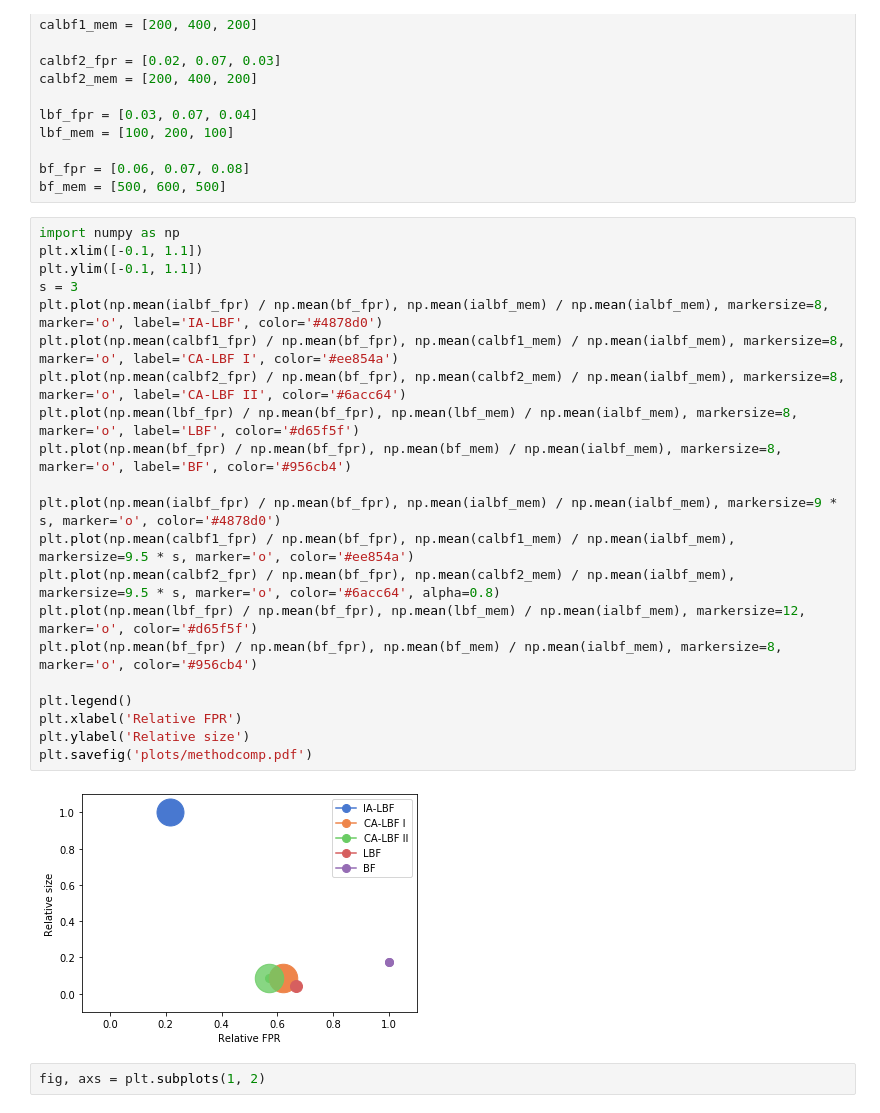
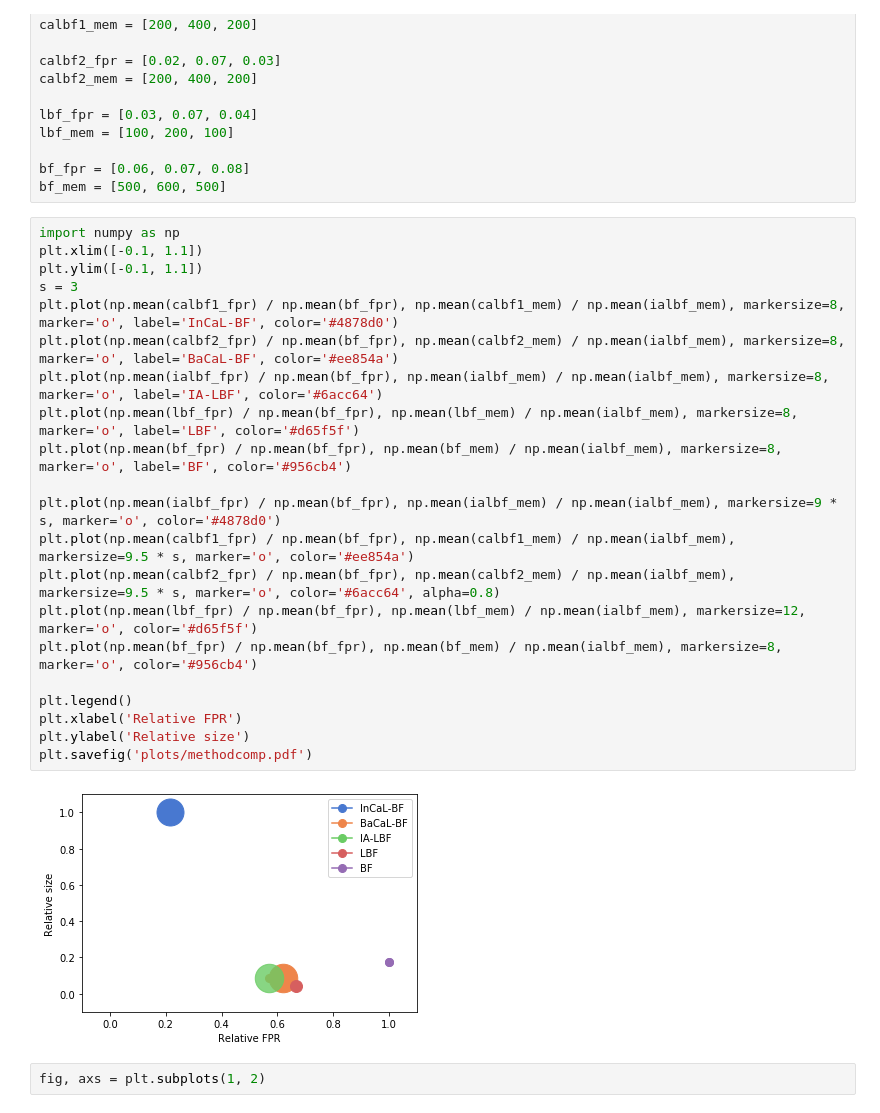
Before and after one commit to arindambhattacharya/LBF, a Jupyter notebook: Misc/Misc. Graphs.ipynb, the cells around one changed output. Drawn from its saved outputs; the diff is of its cells as text.

```diff
--- a/Misc/Misc. Graphs.ipynb
+++ b/Misc/Misc. Graphs.ipynb
@@ -53,26 +53,26 @@ bf_mem = [500, 600, 500]
 # %%
 import numpy as np
 plt.xlim([-0.1, 1.1])
 plt.ylim([-0.1, 1.1])
 s = 3
-plt.plot(np.mean(ialbf_fpr) / np.mean(bf_fpr), np.mean(ialbf_mem) / np.mean(ialbf_mem), markersize=8, marker='o', label='IA-LBF', color='#4878d0')
-plt.plot(np.mean(calbf1_fpr) / np.mean(bf_fpr), np.mean(calbf1_mem) / np.mean(ialbf_mem), markersize=8, marker='o', label='CA-LBF I', color='#ee854a')
-plt.plot(np.mean(calbf2_fpr) / np.mean(bf_fpr), np.mean(calbf2_mem) / np.mean(ialbf_mem), markersize=8, marker='o', label='CA-LBF II', color='#6acc64')
+plt.plot(np.mean(calbf1_fpr) / np.mean(bf_fpr), np.mean(calbf1_mem) / np.mean(ialbf_mem), markersize=8, marker='o', label='InCaL-BF', color='#4878d0')
+plt.plot(np.mean(calbf2_fpr) / np.mean(bf_fpr), np.mean(calbf2_mem) / np.mean(ialbf_mem), markersize=8, marker='o', label='BaCaL-BF', color='#ee854a')
+plt.plot(np.mean(ialbf_fpr) / np.mean(bf_fpr), np.mean(ialbf_mem) / np.mean(ialbf_mem), markersize=8, marker='o', label='IA-LBF', color='#6acc64')
 plt.plot(np.mean(lbf_fpr) / np.mean(bf_fpr), np.mean(lbf_mem) / np.mean(ialbf_mem), markersize=8, marker='o', label='LBF', color='#d65f5f')
 plt.plot(np.mean(bf_fpr) / np.mean(bf_fpr), np.mean(bf_mem) / np.mean(ialbf_mem), markersize=8, marker='o', label='BF', color='#956cb4')
 
 plt.plot(np.mean(ialbf_fpr) / np.mean(bf_fpr), np.mean(ialbf_mem) / np.mean(ialbf_mem), markersize=9 * s, marker='o', color='#4878d0')
 plt.plot(np.mean(calbf1_fpr) / np.mean(bf_fpr), np.mean(calbf1_mem) / np.mean(ialbf_mem), markersize=9.5 * s, marker='o', color='#ee854a')
 plt.plot(np.mean(calbf2_fpr) / np.mean(bf_fpr), np.mean(calbf2_mem) / np.mean(ialbf_mem), markersize=9.5 * s, marker='o', color='#6acc64', alpha=0.8)
 plt.plot(np.mean(lbf_fpr) / np.mean(bf_fpr), np.mean(lbf_mem) / np.mean(ialbf_mem), markersize=12, marker='o', color='#d65f5f')
 plt.plot(np.mean(bf_fpr) / np.mean(bf_fpr), np.mean(bf_mem) / np.mean(ialbf_mem), markersize=8, marker='o', color='#956cb4')
 
 plt.legend()
 plt.xlabel('Relative FPR')
 plt.ylabel('Relative size')
 plt.savefig('plots/methodcomp.pdf')
 # %% [output]
-[figure, old version]
+[figure, new version]
 # %%
 fig, axs = plt.subplots(1, 2)
 # %% [output]
```
Also changed, not shown: parts of 2 cells of this notebook, 11 other files.
